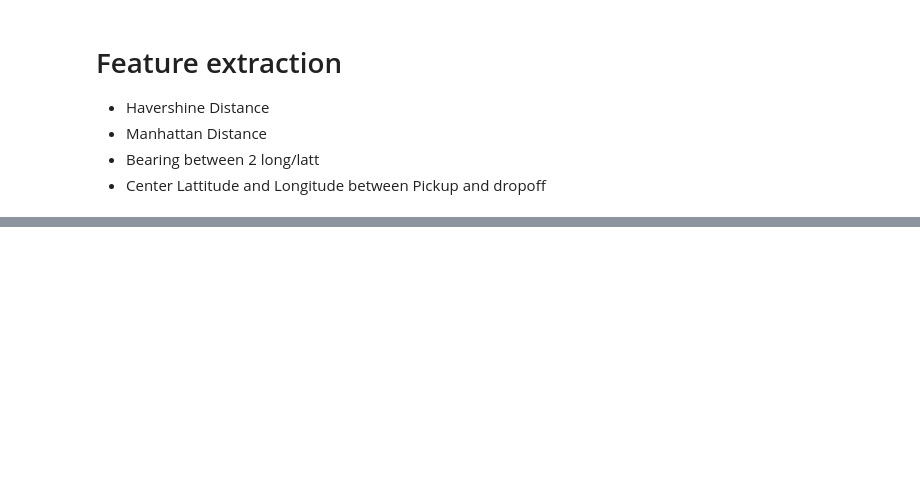
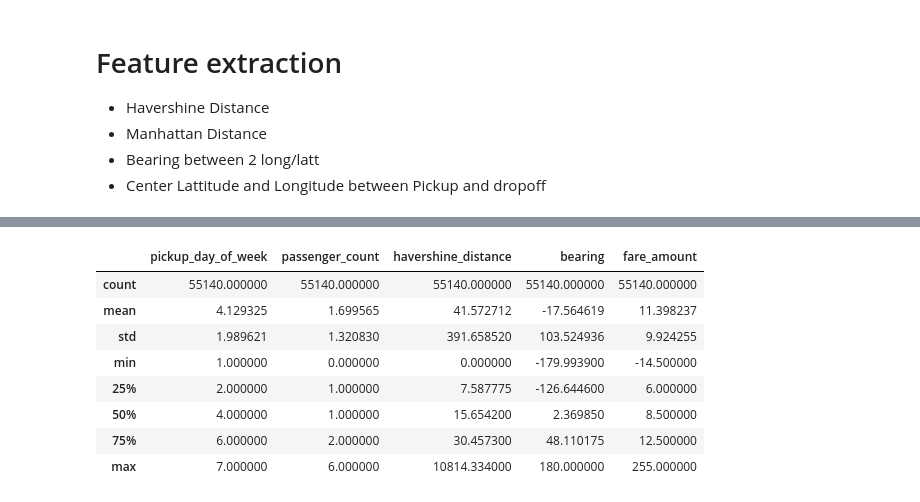
Before and after one commit to ibrahimba9/New_York_Taxi_Trips, a Jupyter notebook: NY_Taxi_Fare_Prediction_PySpark_Google_Colab_Notebook.ipynb, the cells around one changed output, grey strips where cells are left out. Drawn from its saved outputs; the diff is of its cells as text; code cells hidden in the pictures; blank space fills up the shorter version.

```diff
--- a/NY_Taxi_Fare_Prediction_PySpark_Google_Colab_Notebook.ipynb
+++ b/NY_Taxi_Fare_Prediction_PySpark_Google_Colab_Notebook.ipynb
@@ -406,0 +584,12 @@ df.createOrReplaceTempView('ny_taxi')
+# %%
+df_pd.describe()
+# %% [output]
+|  | pickup_day_of_week | passenger_count | havershine_distance | bearing | fare_amount |
+| count | 55140.000000 | 55140.000000 | 55140.000000 | 55140.000000 | 55140.000000 |
+| mean | 4.129325 | 1.699565 | 41.572712 | -17.564619 | 11.398237 |
+| std | 1.989621 | 1.320830 | 391.658520 | 103.524936 | 9.924255 |
+| min | 1.000000 | 0.000000 | 0.000000 | -179.993900 | -14.500000 |
+| 25% | 2.000000 | 1.000000 | 7.587775 | -126.644600 | 6.000000 |
+| 50% | 4.000000 | 1.000000 | 15.654200 | 2.369850 | 8.500000 |
+| 75% | 6.000000 | 2.000000 | 30.457300 | 48.110175 | 12.500000 |
+| max | 7.000000 | 6.000000 | 10814.334000 | 180.000000 | 255.000000 |
```
Also changed, not shown: parts of 41 cells of this notebook.
